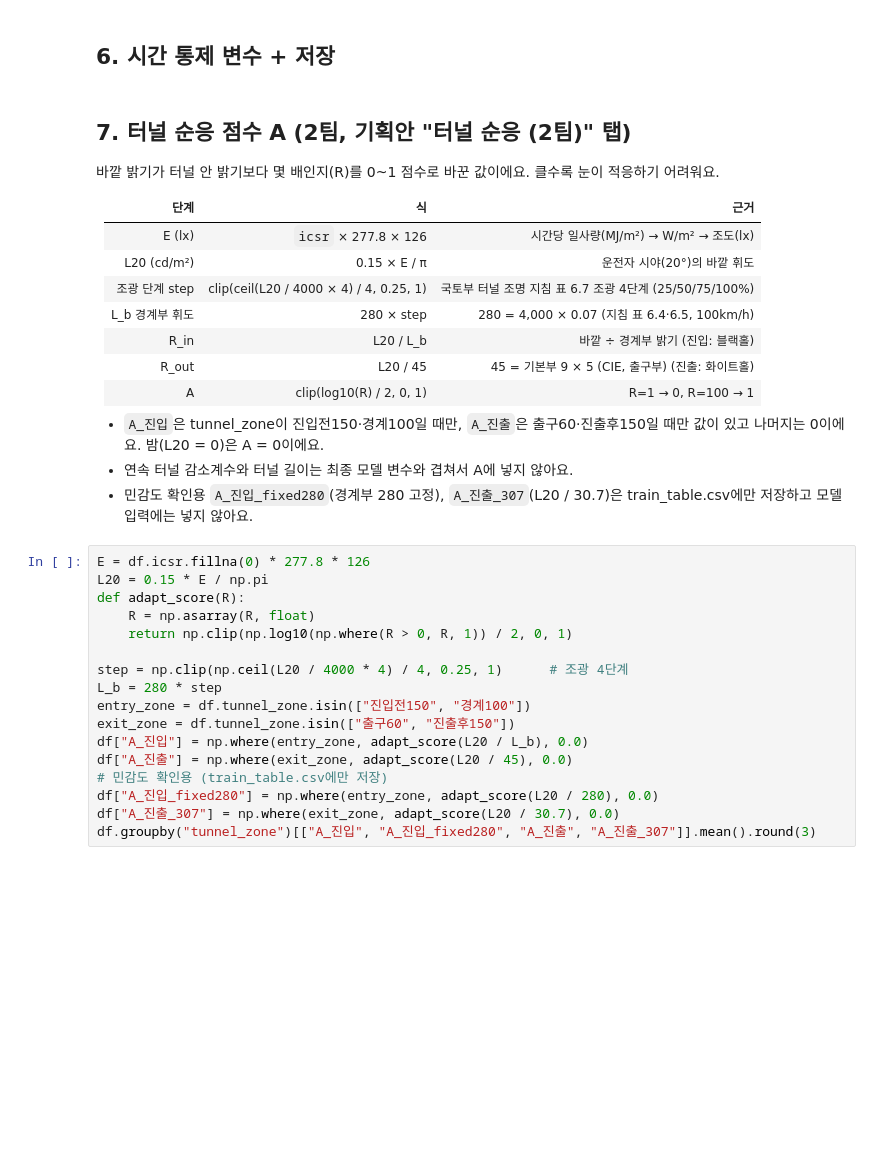
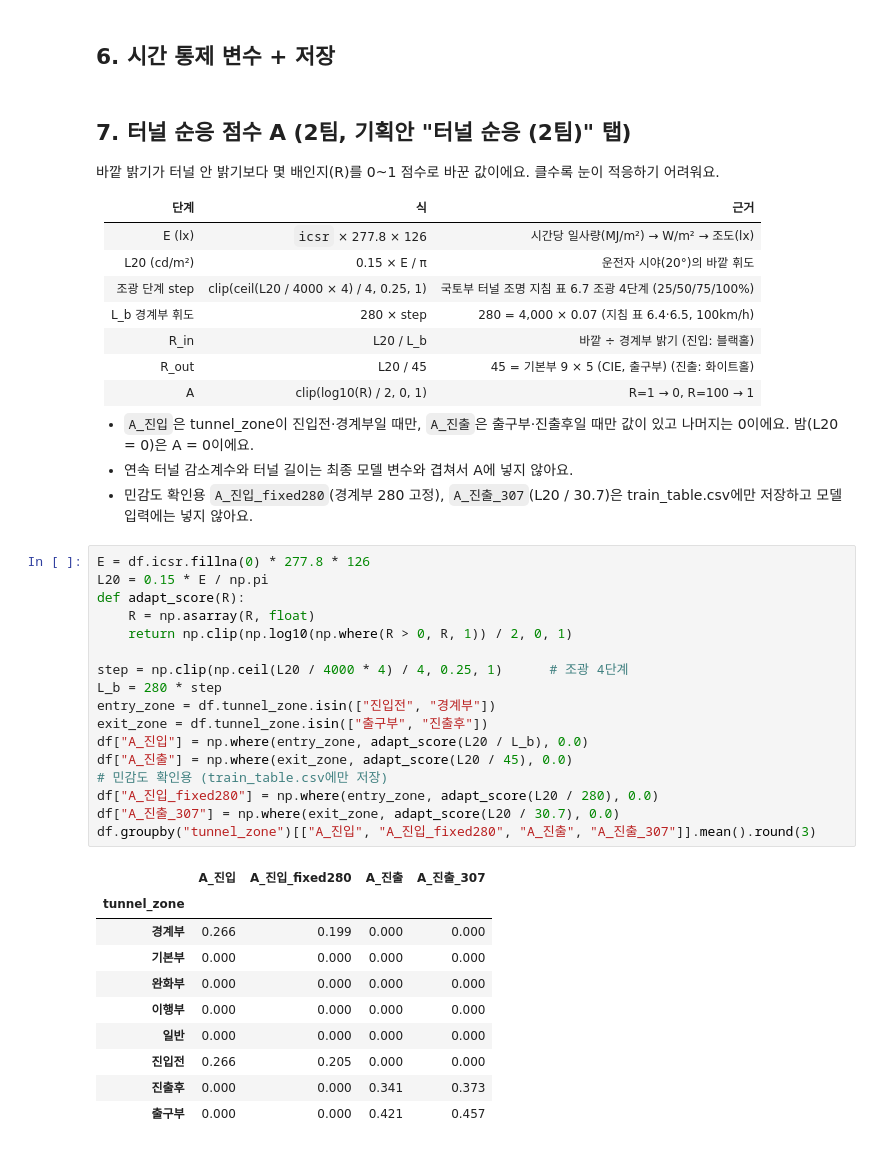
Before and after one commit to Nunchi-ML/Nunchi-ML_AI, a Jupyter notebook: notebooks/experiments/tunnel_adaptation/05_build_table.ipynb, the cells around one changed output. Cells and saved outputs as stored; diff of their text form; blank space fills up the shorter version.

```diff
--- a/notebooks/experiments/tunnel_adaptation/05_build_table.ipynb
+++ b/notebooks/experiments/tunnel_adaptation/05_build_table.ipynb
@@ -219,26 +286,37 @@ sample.round(2)
 | R_out | L20 / 45 | 45 = 기본부 9 × 5 (CIE, 출구부) (진출: 화이트홀) |
 | A | clip(log10(R) / 2, 0, 1) | R=1 → 0, R=100 → 1 |
 
-- `A_진입`은 tunnel_zone이 진입전150·경계100일 때만, `A_진출`은 출구60·진출후150일 때만 값이 있고 나머지는 0이에요. 밤(L20 = 0)은 A = 0이에요.
+- `A_진입`은 tunnel_zone이 진입전·경계부일 때만, `A_진출`은 출구부·진출후일 때만 값이 있고 나머지는 0이에요. 밤(L20 = 0)은 A = 0이에요.
 - 연속 터널 감소계수와 터널 길이는 최종 모델 변수와 겹쳐서 A에 넣지 않아요.
 - 민감도 확인용 `A_진입_fixed280`(경계부 280 고정), `A_진출_307`(L20 / 30.7)은 train_table.csv에만 저장하고 모델 입력에는 넣지 않아요.
 # %%
 E = df.icsr.fillna(0) * 277.8 * 126
 L20 = 0.15 * E / np.pi
 def adapt_score(R):
     R = np.asarray(R, float)
     return np.clip(np.log10(np.where(R > 0, R, 1)) / 2, 0, 1)
 
 step = np.clip(np.ceil(L20 / 4000 * 4) / 4, 0.25, 1)      # 조광 4단계
 L_b = 280 * step
-entry_zone = df.tunnel_zone.isin(["진입전150", "경계100"])
-exit_zone = df.tunnel_zone.isin(["출구60", "진출후150"])
+entry_zone = df.tunnel_zone.isin(["진입전", "경계부"])
+exit_zone = df.tunnel_zone.isin(["출구부", "진출후"])
 df["A_진입"] = np.where(entry_zone, adapt_score(L20 / L_b), 0.0)
 df["A_진출"] = np.where(exit_zone, adapt_score(L20 / 45), 0.0)
 # 민감도 확인용 (train_table.csv에만 저장)
 df["A_진입_fixed280"] = np.where(entry_zone, adapt_score(L20 / 280), 0.0)
 df["A_진출_307"] = np.where(exit_zone, adapt_score(L20 / 30.7), 0.0)
 df.groupby("tunnel_zone")[["A_진입", "A_진입_fixed280", "A_진출", "A_진출_307"]].mean().round(3)
+# %% [output]
+|  | A_진입 | A_진입_fixed280 | A_진출 | A_진출_307 |
+| tunnel_zone |  |  |  |  |
+| 경계부 | 0.266 | 0.199 | 0.000 | 0.000 |
+| 기본부 | 0.000 | 0.000 | 0.000 | 0.000 |
+| 완화부 | 0.000 | 0.000 | 0.000 | 0.000 |
+| 이행부 | 0.000 | 0.000 | 0.000 | 0.000 |
+| 일반 | 0.000 | 0.000 | 0.000 | 0.000 |
+| 진입전 | 0.266 | 0.205 | 0.000 | 0.000 |
+| 진출후 | 0.000 | 0.000 | 0.341 | 0.373 |
+| 출구부 | 0.000 | 0.000 | 0.421 | 0.457 |
 # %%
 kr_holidays = holidays.KR(years=range(df.t.dt.year.min(), df.t.dt.year.max() + 1))
 df["hour"] = df.t.dt.hour
```
Also changed, not shown: parts of 16 cells of this notebook, 18 other files.
